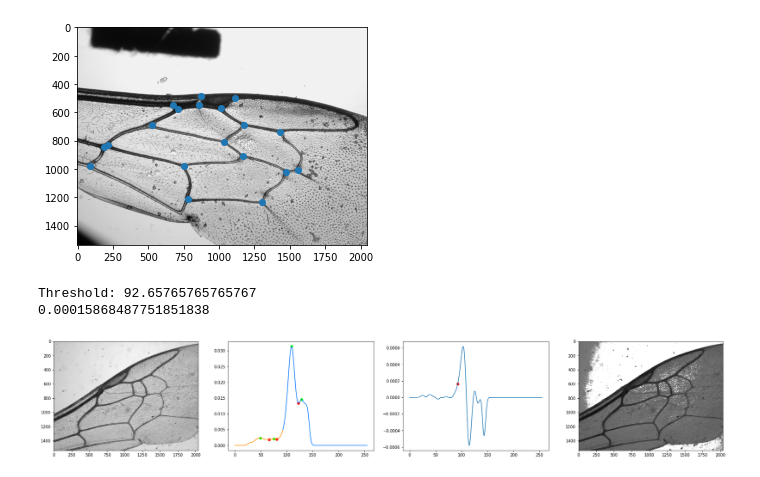
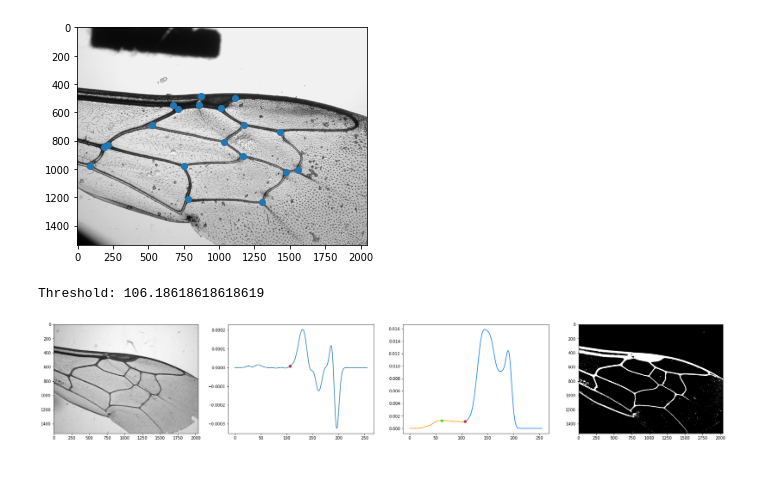
Before and after one commit to MedericCar/tifo, a Jupyter notebook: tifo.ipynb, the cells around one changed output. Cells and saved outputs as stored; diff of their text form; code cells hidden in the pictures.

Commit message:
Add working version of global thresholding

```diff
--- a/tifo.ipynb
+++ b/tifo.ipynb
@@ -33,6 +33,8 @@ plot_pred(img, true)
 # %% [output]
 [figure]
 # %%
+# TODO : add legend + titles
+
 def adaptive_global_thresholding(img):
 
     # Downsize image to speedup computations
@@ -45,17 +47,19 @@ def adaptive_global_thresholding(img):
     # Estimate the density of the image histogram
     X = resized.flatten().reshape((-1, 1))
     X_plot = np.linspace(0, 255, 1000)[:, np.newaxis]
-    kde = KernelDensity(kernel='gaussian', bandwidth=3).fit(X)
+    kde = KernelDensity(kernel='gaussian', bandwidth=5).fit(X)
     log_dens = kde.score_samples(X_plot)
 
-    # Find the peaks and valleys of the signal and choose the first valley as threshold
+    # Find the peaks and valleys of the signal
     peak_i = argrelmax(np.exp(log_dens))
-    valley_i = argrelmin(np.exp(log_dens))
-    threshold_i = valley_i[0][0]
+    #valley_i = argrelmin(np.exp(log_dens))
 
+    # Find the beginning of the second peak by checking gradient deviation after first peak
+    peak0 = peak_i[0][0]
     grad = np.gradient(np.exp(log_dens))
-    std = np.std(grad)
-    threshold_i = np.argwhere((grad <= -std) | (grad >= std))[0, 0]
+    std = np.std(grad[peak0:])
+    mean = np.mean(grad[peak0:])
+    threshold_i = np.argwhere(grad[peak0:] >= mean + 0.1*std)[0, 0] + peak0  # shift to global index by adding peak0
 
     threshold = X_plot[threshold_i, 0]
     print(f'Threshold: {threshold}')
@@ -66,27 +70,24 @@ def adaptive_global_thresholding(img):
     plt.imshow(img, cmap='gray')
 
     plt.subplot(142)
-    plt.plot(X_plot[:threshold_i, 0], np.exp(log_dens)[:threshold_i], '#ff8c00', X_plot[threshold_i:, 0], np.exp(log_dens)[threshold_i:], '#0073ff')
-    plt.scatter(X_plot[peak_i], np.exp(log_dens)[peak_i], fc='#00ff00')
-    plt.scatter(X_plot[valley_i], np.exp(log_dens)[valley_i], fc='#ff0000')
+    plt.plot(X_plot[:, 0], grad)
+    #plt.scatter(X_plot[peak0], grad[peak0], fc='#00ff00')
+    plt.scatter(X_plot[threshold_i], grad[threshold_i], fc='#ff0000')
 
     plt.subplot(143)
-    #plt.plot(X_plot[:threshold_i, 0], np.exp(log_dens)[:threshold_i], '#ff8c00', X_plot[threshold_i:, 0], np.exp(log_dens)[threshold_i:], '#0073ff')
-    #plt.scatter(X_plot[peak_i], np.exp(log_dens)[peak_i], fc='#00ff00')
-    plt.scatter(X_plot[threshold_i], grad[threshold_i], fc='#ff0000')
-
-    print(np.std(grad))
-    #print(X_plot[split_i, 0])
-    plt.plot(X_plot[:, 0], grad)
-    #plt.hist(resized.flatten(), bins=256)
+    plt.plot(X_plot[:threshold_i, 0], np.exp(log_dens)[:threshold_i], '#ff8c00', X_plot[threshold_i:, 0], np.exp(log_dens)[threshold_i:], '#0073ff')
+    plt.scatter(X_plot[peak0], np.exp(log_dens)[peak0], fc='#00ff00')
+    plt.scatter(X_plot[threshold_i], np.exp(log_dens)[threshold_i], fc='#ff0000')
 
     plt.subplot(144)
     filtered = img.copy()
-    filtered[img > 125] = 255
+    filtered[img > threshold] = 0
+    filtered[img <= threshold] = 255
     plt.imshow(filtered, cmap='gray')
+
+    return filtered
 # %%
-adaptive_global_thresholding(read_img('data/ex03.jpg'))
+filtered = adaptive_global_thresholding(read_img('data/ex04.jpg'))
 # %% [output]
-Threshold: 92.65765765765767
-0.00015868487751851838
+Threshold: 106.18618618618619
-[figure, old version]
+[figure, new version]
```
Also changed, not shown: parts of 1 cell of this notebook.
